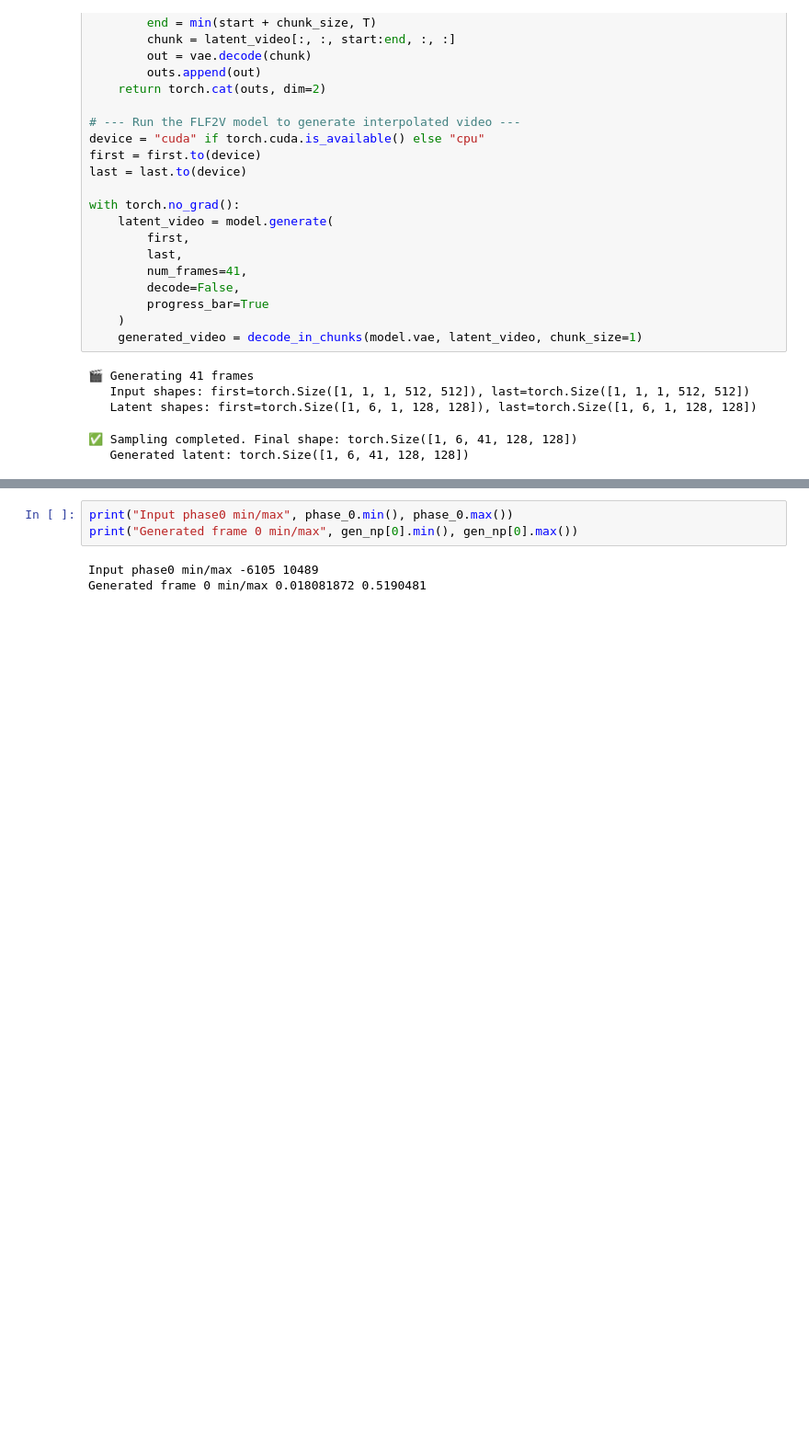
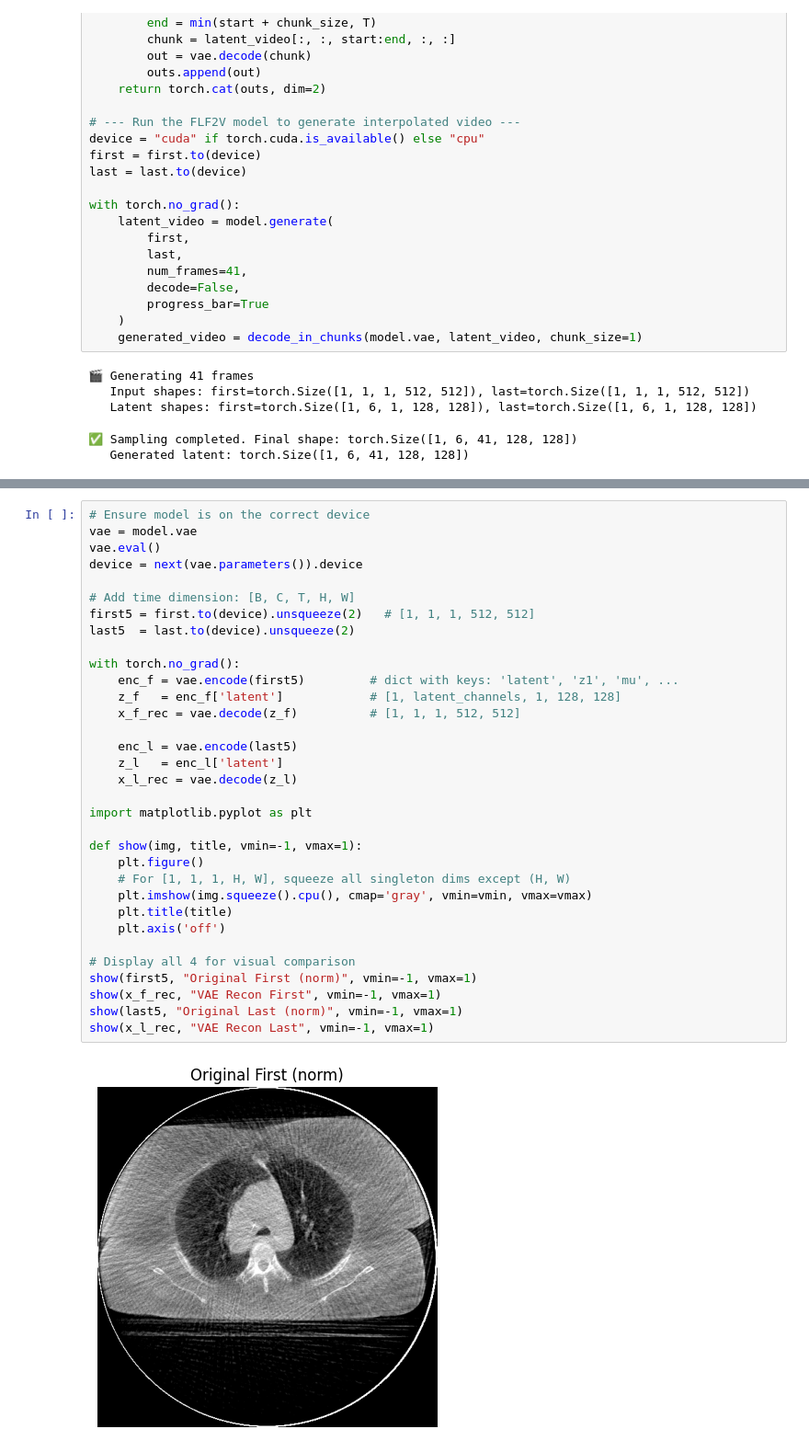
Before and after one commit to Izukimat/Flowmotion, a Jupyter notebook: scripts/inference_demo.ipynb, the cells around one changed output, grey strips where cells are left out. Shown at 92% size. Saved outputs shown, nothing was run; the diff lists cells and outputs as text; blank space fills up the shorter version.

```diff
--- a/scripts/inference_demo.ipynb
+++ b/scripts/inference_demo.ipynb
@@ -197,6 +197,35 @@ plt.show()
-# %%
-print("Input phase0 min/max", phase_0.min(), phase_0.max())
-print("Generated frame 0 min/max", gen_np[0].min(), gen_np[0].max())
-# %% [output]
-Input phase0 min/max -6105 10489
-Generated frame 0 min/max 0.018081872 0.5190481
+# %%
+# Ensure model is on the correct device
+vae = model.vae
+vae.eval()
+device = next(vae.parameters()).device
+
+# Add time dimension: [B, C, T, H, W]
+first5 = first.to(device).unsqueeze(2)   # [1, 1, 1, 512, 512]
+last5  = last.to(device).unsqueeze(2)
+
+with torch.no_grad():
+    enc_f = vae.encode(first5)         # dict with keys: 'latent', 'z1', 'mu', ...
+    z_f   = enc_f['latent']            # [1, latent_channels, 1, 128, 128]
+    x_f_rec = vae.decode(z_f)          # [1, 1, 1, 512, 512]
+
+    enc_l = vae.encode(last5)
+    z_l   = enc_l['latent']
+    x_l_rec = vae.decode(z_l)
+
+import matplotlib.pyplot as plt
+
+def show(img, title, vmin=-1, vmax=1):
+    plt.figure()
+    # For [1, 1, 1, H, W], squeeze all singleton dims except (H, W)
+    plt.imshow(img.squeeze().cpu(), cmap='gray', vmin=vmin, vmax=vmax)
+    plt.title(title)
+    plt.axis('off')
+
+# Display all 4 for visual comparison
+show(first5, "Original First (norm)", vmin=-1, vmax=1)
+show(x_f_rec, "VAE Recon First", vmin=-1, vmax=1)
+show(last5, "Original Last (norm)", vmin=-1, vmax=1)
+show(x_l_rec, "VAE Recon Last", vmin=-1, vmax=1)
+# %% [output]
+[figure, added]
```
Also changed, not shown: parts of 7 cells of this notebook, 1 other file.
